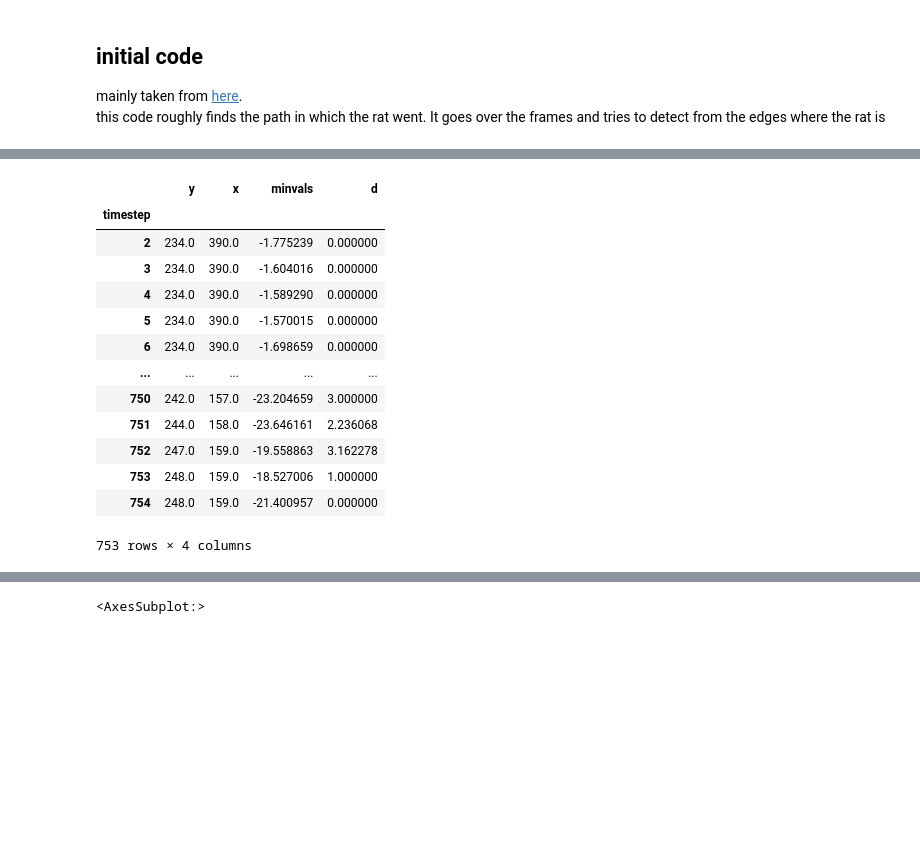
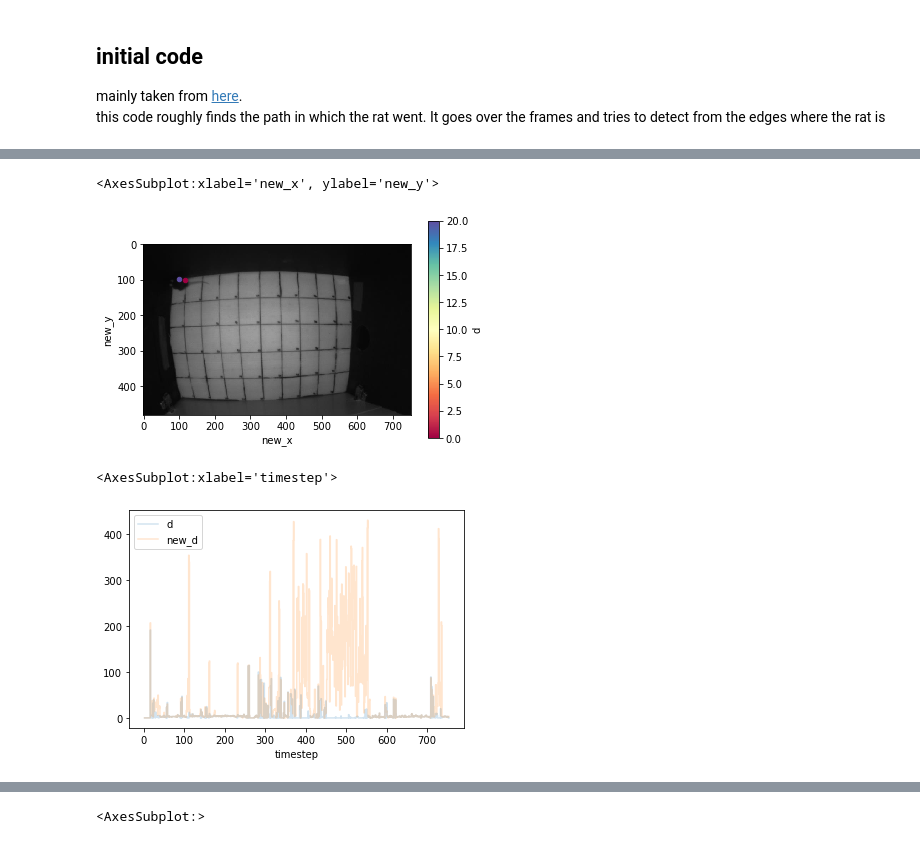
Before and after one commit to bueinat/mouse_tracking, a Jupyter notebook: cv/cv.ipynb, the cells around one changed output, grey strips where cells are left out. Saved outputs shown, nothing was run; the diff lists cells and outputs as text; code cells hidden in the pictures; blank space fills up the shorter version.

```diff
--- a/cv/cv.ipynb
+++ b/cv/cv.ipynb
@@ -181 +234,11 @@ def alternative_rat_path(video_path):
+# %%
+x = 366
+imshow(frames[x], cmap='gray', interpolation='nearest')
+dfnose.loc[[x]].reset_index().plot.scatter(x='x', y='y', c='d', cmap='Spectral',
+                                           vmin=0, vmax=20, ax=gca())
+dfnose.loc[[x]].reset_index().plot.scatter(x='new_x', y='new_y', c='new_d', cmap='Spectral',
+                                           vmin=0, vmax=20, ax=gca(), colorbar=False)
+# %% [output]
+<AxesSubplot:xlabel='new_x', ylabel='new_y'>
+[figure, added]
 # %%
@@ -193,17 +256,0 @@ dfnose['d'] = sqrt(dfnose.x.diff() ** 2 + dfnose.y.diff() ** 2).fillna(0)
-# %%
-dfnose
-# %% [output]
-|  | y | x | minvals | d |
-| timestep |  |  |  |  |
-| 2 | 234.0 | 390.0 | -1.775239 | 0.000000 |
-| 3 | 234.0 | 390.0 | -1.604016 | 0.000000 |
-| 4 | 234.0 | 390.0 | -1.589290 | 0.000000 |
-| 5 | 234.0 | 390.0 | -1.570015 | 0.000000 |
-| 6 | 234.0 | 390.0 | -1.698659 | 0.000000 |
-| ... | ... | ... | ... | ... |
-| 750 | 242.0 | 157.0 | -23.204659 | 3.000000 |
-| 751 | 244.0 | 158.0 | -23.646161 | 2.236068 |
-| 752 | 247.0 | 159.0 | -19.558863 | 3.162278 |
-| 753 | 248.0 | 159.0 | -18.527006 | 1.000000 |
-| 754 | 248.0 | 159.0 | -21.400957 | 0.000000 |
-753 rows × 4 columns
@@ -209,0 +283,5 @@ dfnose
+# %%
+dfnose[['d', 'new_d']].plot(drawstyle='steps', alpha=0.2)
+# %% [output]
+<AxesSubplot:xlabel='timestep'>
+[figure, added]
```
Also changed, not shown: parts of 33 cells of this notebook, 2 other files.
